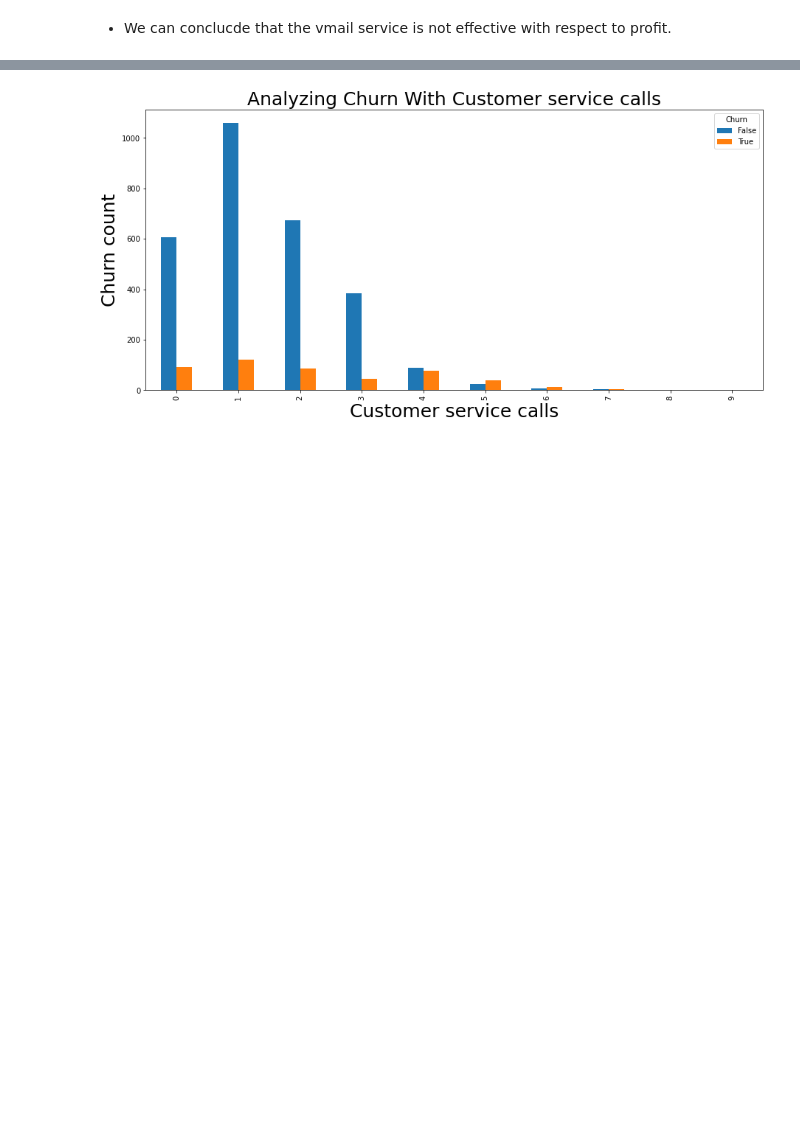
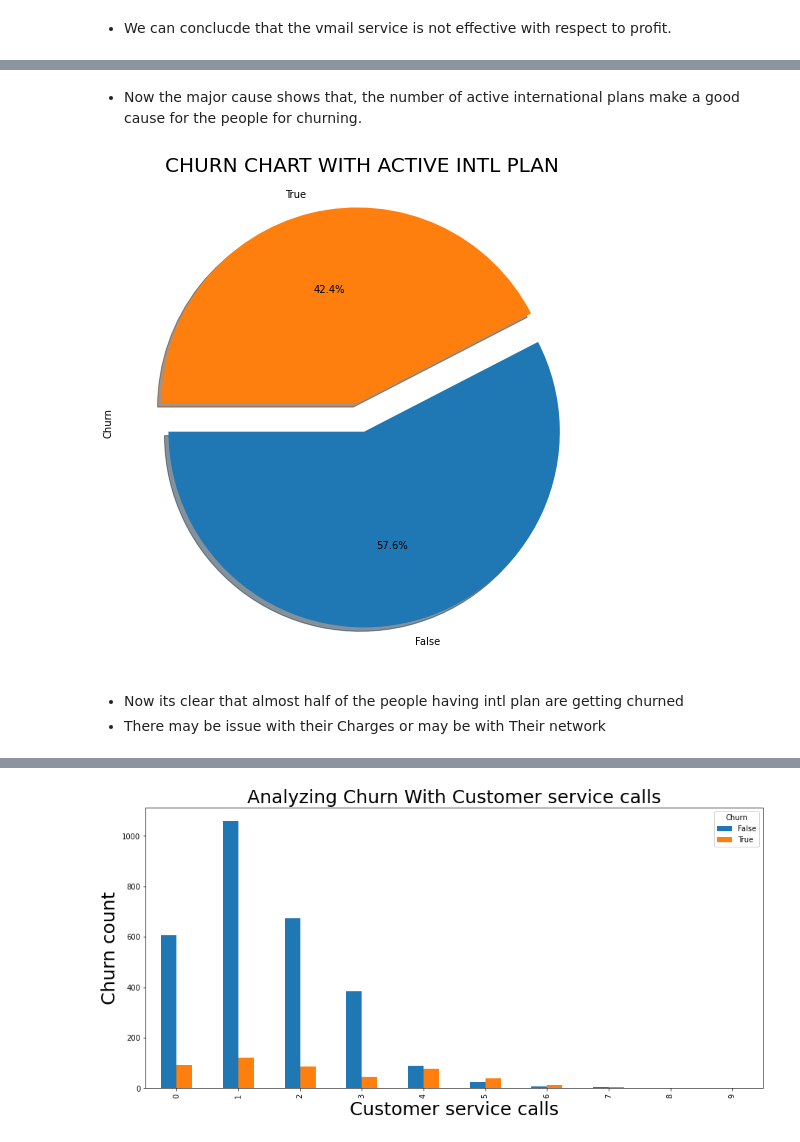
Before and after one commit to pratyushkumarrath/Telecom-Churn-Analysis, a Jupyter notebook: Telecom_Churn_Analysis_Capstone_Project.ipynb, the cells around one changed output, grey strips where cells are left out. Drawn from its saved outputs; the diff is of its cells as text; code cells hidden in the pictures; blank space fills up the shorter version.

```diff
--- a/Telecom_Churn_Analysis_Capstone_Project.ipynb
+++ b/Telecom_Churn_Analysis_Capstone_Project.ipynb
@@ -464,0 +478,13 @@ relation_bar('Number vmail messages','Churn')
+# %% [markdown]
+* Now the major cause shows that, the number of active international plans make a good cause for the people for churning.
+# %%
+# Lets go a bit deeper. Analyzing churn with respect to active international plan
+intl_plan = telco_df.loc[telco_df['International plan']=='Yes']
+intl_plan ['Churn'].value_counts().plot.pie(explode=[0.05,0.1],autopct='%1.1f%%',startangle=180,shadow=True,figsize=(9,9))
+plt.title("CHURN CHART WITH ACTIVE INTL PLAN",size = 20)
+plt.show()
+# %% [output]
+[figure, added]
+# %% [markdown]
+* Now its clear that almost half of the people having intl plan are getting churned
+* There may be issue with their Charges or may be with Their network
```
Also changed, not shown: parts of 12 cells of this notebook.
